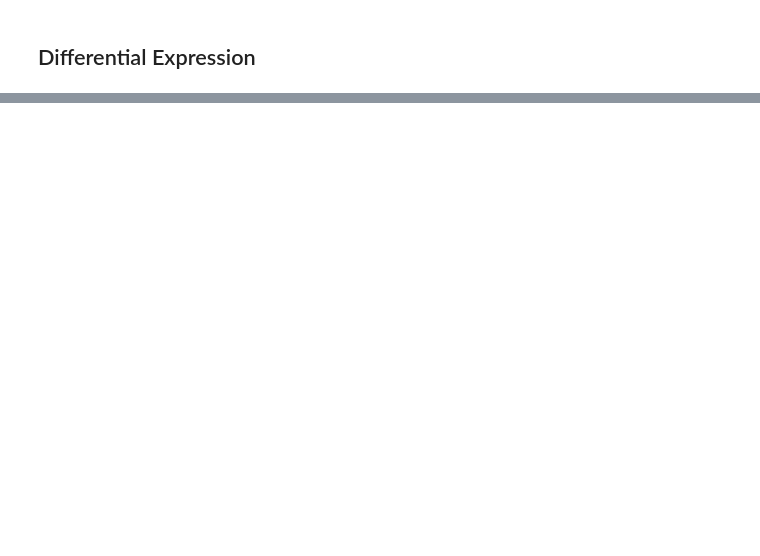
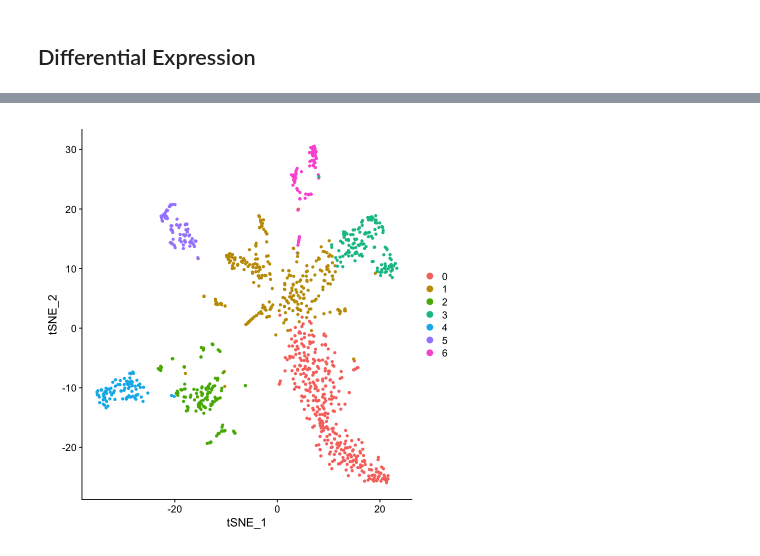
Before and after one commit to rominabai/mouse-amygdala-opioid-dependence, a Jupyter notebook: Analysis.ipynb, the cells around one changed output, grey strips where cells are left out. Saved outputs shown, nothing was run; the diff lists cells and outputs as text; code cells hidden in the pictures; blank space fills up the shorter version.

```diff
--- a/Analysis.ipynb
+++ b/Analysis.ipynb
@@ -224,0 +276,6 @@ Elapsed time: 0 seconds
+# %%
+N1 <- RunTSNE(N1, dims = 1:23)
+# %%
+DimPlot(N1, reduction = 'tsne')
+# %% [output]
+[figure, added]
```
Also changed, not shown: parts of 7 cells of this notebook.
